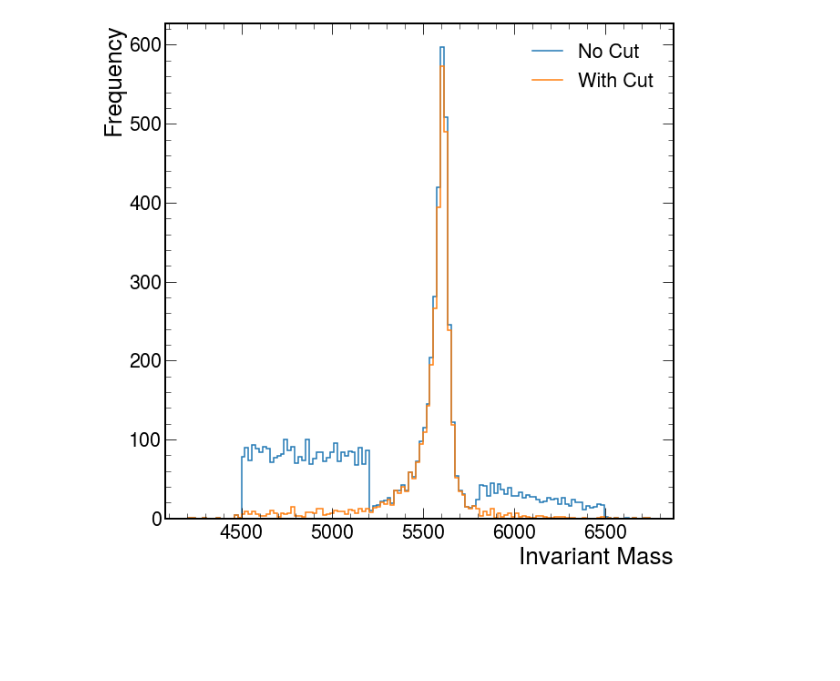
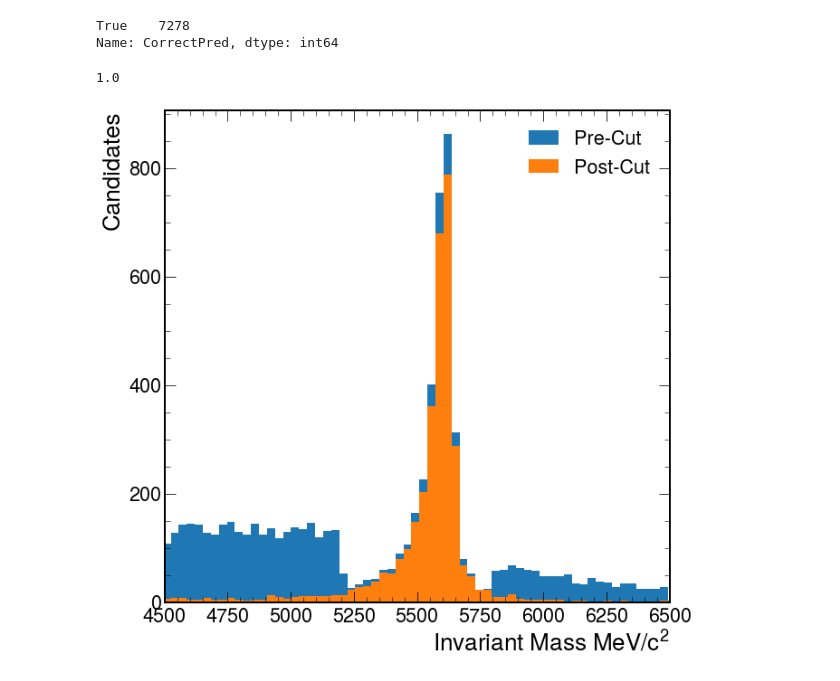
Before and after one commit to ChandlerKenworthy/Y4RareDecayProject, a Jupyter notebook: model_evaluation/mass_distribution.ipynb, the cells around one changed output. Cells and saved outputs as stored; diff of their text form; code cells hidden in the pictures; blank space fills up the shorter version.

```diff
--- a/model_evaluation/mass_distribution.ipynb
+++ b/model_evaluation/mass_distribution.ipynb
@@ -7,4 +7,4 @@ import pandas as pd
 plt.style.use([hep.style.ROOT, hep.style.firamath])
 # %%
 df = pd.read_csv(f'../data_files/7.0.2/test.csv', index_col=[0])
-#model = tf.keras.models.load_model('../neural_network/models/v7.0.2')
+model = tf.keras.models.load_model('../neural_network/models/v7.0.2')
@@ -11,13 +15,13 @@ df = pd.read_csv(f'../data_files/7.0.2/test.csv', index_col=[0])
 # %%
 bins = np.concatenate((np.linspace(4500, 5200, 20), np.linspace(5800, 6500, 20)))
-h, _ = np.histogram(df['Lb_M'][df['IsSimulated']==False], bins=bins)
+h, bins = np.histogram(df['Lb_M'][df['IsSimulated']==False], bins=80)
 h1, _ = np.histogram(df['Lb_M'][df['IsSimulated']==True], bins=np.linspace(4500, 6500, 75))
 
 fig, ax = plt.subplots(1, 1)
 hep.histplot(h, bins, ax=ax, label='Background', yerr=np.sqrt(h))
 #hep.histplot(h1, np.linspace(4500, 6500, 75), ax=ax, label='Signal', yerr=np.sqrt(h1))
-plt.ylabel('Frequency')
-plt.xlabel('Invariant Mass')
+plt.ylabel('Candidates')
+plt.xlabel(r'Invariant Mass $MeV/c^2$')
 plt.legend()
 plt.savefig('../images/BG_Mass_Dist.png', dpi=800)
 plt.show()
@@ -30,16 +35,30 @@ df['pred'] = predictions
 # %%
-df['class'] = np.where(df['pred']>0.5,1,0)
+df['pred'] = predictions
+df['class'] = np.where(df['pred']>0.85,1,0)
+# %%
+df['CorrectPred'] = np.where(df['category'].to_numpy()==df['class'].to_numpy(),True,False)
+# number of signal events incorrectly identified as background
+# %%
+df['CorrectPred'].value_counts()
+# %% [output]
+True    7278
+Name: CorrectPred, dtype: int64
+# %%
+purity = np.count_nonzero(np.logical_and(df['class'].to_numpy(), df['category'].to_numpy()))/np.unique(df['class'].to_numpy(), return_counts=True)[1][1]
+purity
+# %% [output]
+1.0
 # %%
-h, bins = np.histogram(df['Lb_M'], bins=130)
-
 cut_df = df[df['class'] == 1]
 h2, _ = np.histogram(cut_df['Lb_M'], bins=bins)
 
 fig, ax = plt.subplots(1, 1)
-hep.histplot([h, h2], bins, ax=ax, label=['No Cut', 'With Cut'])
-plt.ylabel('Frequency')
-plt.xlabel('Invariant Mass')
+hep.histplot([h, h2], bins, ax=ax, yerr=[np.sqrt(h), np.sqrt(h2)], label=['Pre-Cut', 'Post-Cut'], stack=False, histtype='fill')
+ax.set_xlim(4500, 6500)
+plt.ylabel('Candidates')
+plt.xlabel(r'Invariant Mass $MeV/c^2$')
 plt.legend()
+plt.savefig('../images/ModelEval/NN_TestData_MassDist_PrePostCut.png', dpi=800)
 plt.show()
 # %% [output]
-[figure, old version]
+[figure, new version]
```
Also changed, not shown: parts of 4 cells of this notebook, 2 other files.
